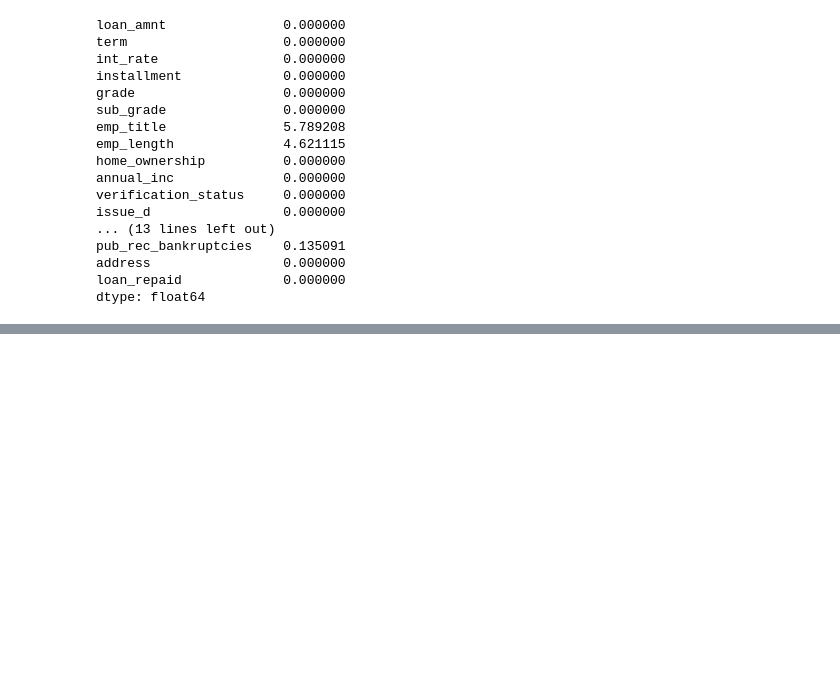
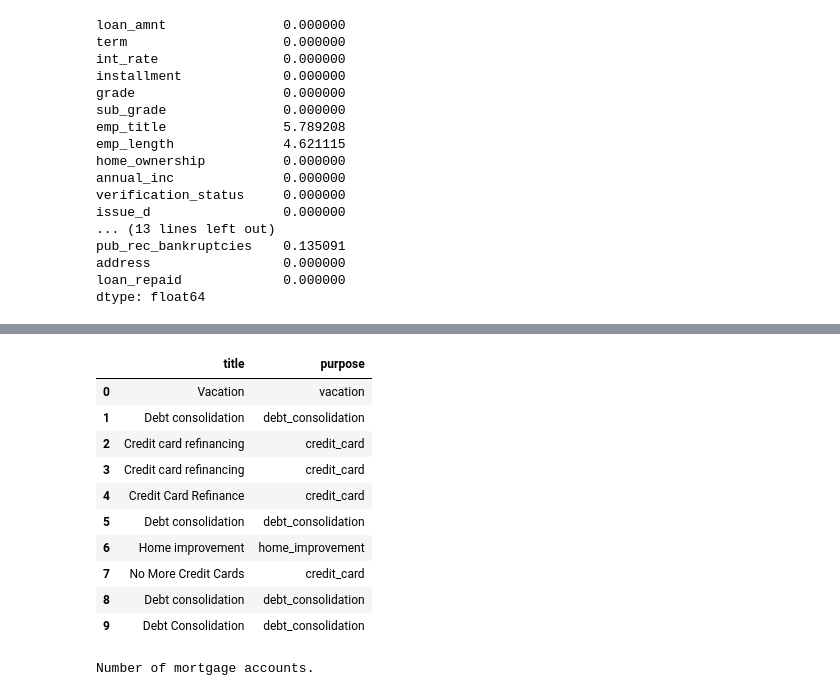
Before and after one commit to techcomm23/loan-prediction, a Jupyter notebook: Repay.ipynb, the cells around one changed output, grey strips where cells are left out. Saved outputs shown, nothing was run; the diff lists cells and outputs as text; code cells hidden in the pictures; blank space fills up the shorter version.

```diff
--- a/Untitled.ipynb
+++ b/Repay.ipynb
@@ -268,0 +373,3 @@ dtype: float64
+# %%
+## Task: drop 'emp_length' column
+df = df.drop('emp_length',axis=1)
@@ -268,0 +397,15 @@ dtype: float64
+# %%
+## Task: explore the 'title' vs 'purpose' column to identify if they are duplicate data
+df[['title','purpose']].head(10)
+# %% [output]
+|  | title | purpose |
+| 0 | Vacation | vacation |
+| 1 | Debt consolidation | debt_consolidation |
+| 2 | Credit card refinancing | credit_card |
+| 3 | Credit card refinancing | credit_card |
+| 4 | Credit Card Refinance | credit_card |
+| 5 | Debt consolidation | debt_consolidation |
+| 6 | Home improvement | home_improvement |
+| 7 | No More Credit Cards | credit_card |
+| 8 | Debt consolidation | debt_consolidation |
+| 9 | Debt Consolidation | debt_consolidation |
@@ -268,0 +417,5 @@ dtype: float64
+# %%
+## Task: explore the ‘mort_acc’ feature
+feat_info('mort_acc')
+# %% [output]
+Number of mortgage accounts.
```
Also changed, not shown: parts of 78 cells of this notebook.
